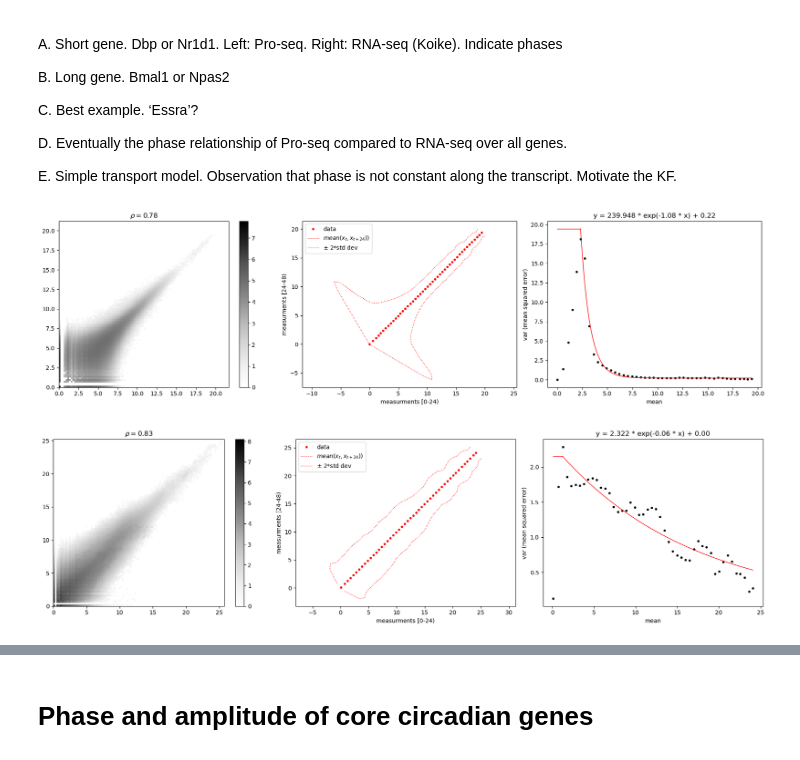
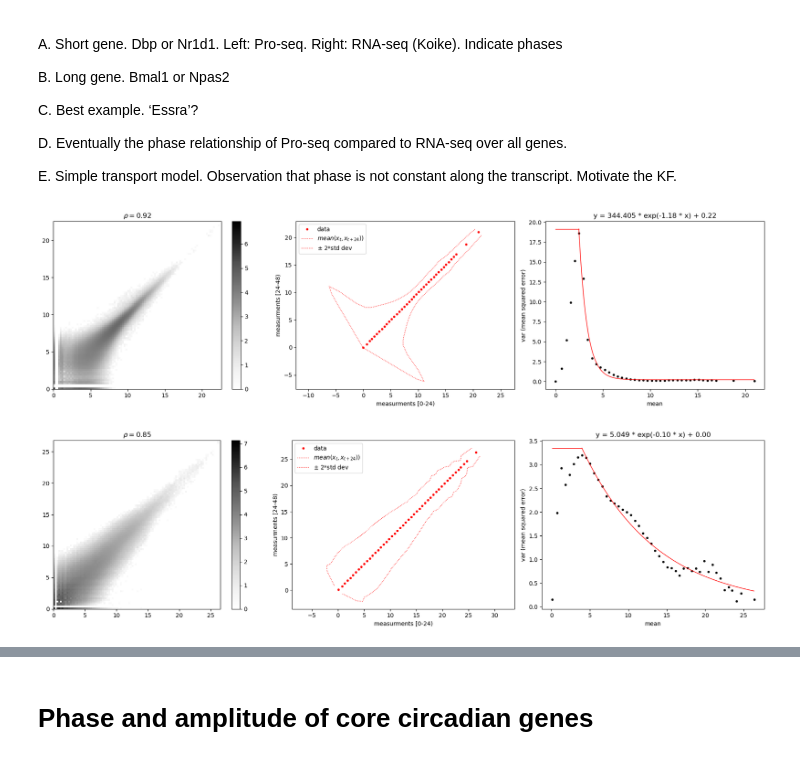
Before and after one commit to jmbreda/PROseq, a Jupyter notebook: notebooks/Figure1.ipynb, the cells around one changed output, grey strips where cells are left out. Drawn from its saved outputs; the diff is of its cells as text; code cells hidden in the pictures.

```diff
--- a/notebooks/Figure1.ipynb
+++ b/notebooks/Figure1.ipynb
@@ -165,7 +165,7 @@ D. Eventually the phase relationship of Pro-seq compared to RNA-seq over all gen
 
 E. Simple transport model. Observation that phase is not constant along the transcript. Motivate the KF.
 # %%
-bin_size = 100
+bin_size = 1000
 
 # get data
 T = np.arange(0, 48, 4)
@@ -185,35 +185,35 @@ rnaseq = pd.read_csv(infile_rnaseq, sep='\t')
 # flip strands of rnaseq
 rnaseq.columns = [col[:-1] + ('+' if col[-1]=='-' else '-') for col in rnaseq.columns]
 rnaseq.columns = proseq.columns
 genes = pd.read_csv(infile_gtf, sep='\t', comment='#', header=None)
 
 samples = proseq.columns.tolist()[3:]
 strand_idx = {'+': [col[-1]=='+' for col in proseq.columns], '-': [col[-1]=='-' for col in proseq.columns]}
 
 # parse gtf and extract atributes
 genes.columns = ['chr', 'source', 'feature', 'start', 'end', 'score', 'strand', 'frame', 'attribute']
 attributes = ['gene_id', 'gene_type', 'gene_name', 'level','tag']
 for attribute in attributes:
     if attribute=='level':
         genes[attribute] = genes['attribute'].str.extract(attribute + ' (.*?);')
     else:
         genes[attribute] = genes['attribute'].str.extract(attribute + ' "(.*?)"')
 # drop attribute column and set gene_id as index
 genes.drop('attribute', axis=1, inplace=True)
 genes.set_index('gene_id', inplace=True)
 
 # get circadian genes
 core_circadian_genes = pd.read_csv(infile_core_circadian_genes, sep='\t').loc[:,'mm10'].values
 
 
 noise_params = {}
 a, b, c, e_max, m_e_max = noise_model(proseq,do_fig=True,pseudo_count=1)
 noise_params['proseq'] = {'a':a,'b':b,'c':c,'e_max':e_max,'m_e_max':m_e_max}
 a, b, c, e_max, m_e_max = noise_model(rnaseq,do_fig=True,pseudo_count=1)
 noise_params['rnaseq'] = {'a':a,'b':b,'c':c,'e_max':e_max,'m_e_max':m_e_max}
 # %% [output]
-[figure, old version]
+[figure, new version]
-[figure, old version]
+[figure, new version]
 # %%
 def periodic_gaussians_unif(t,ρ,μ,σ2,τ=24):
 
```
Also changed, not shown: parts of 1 cell of this notebook.
